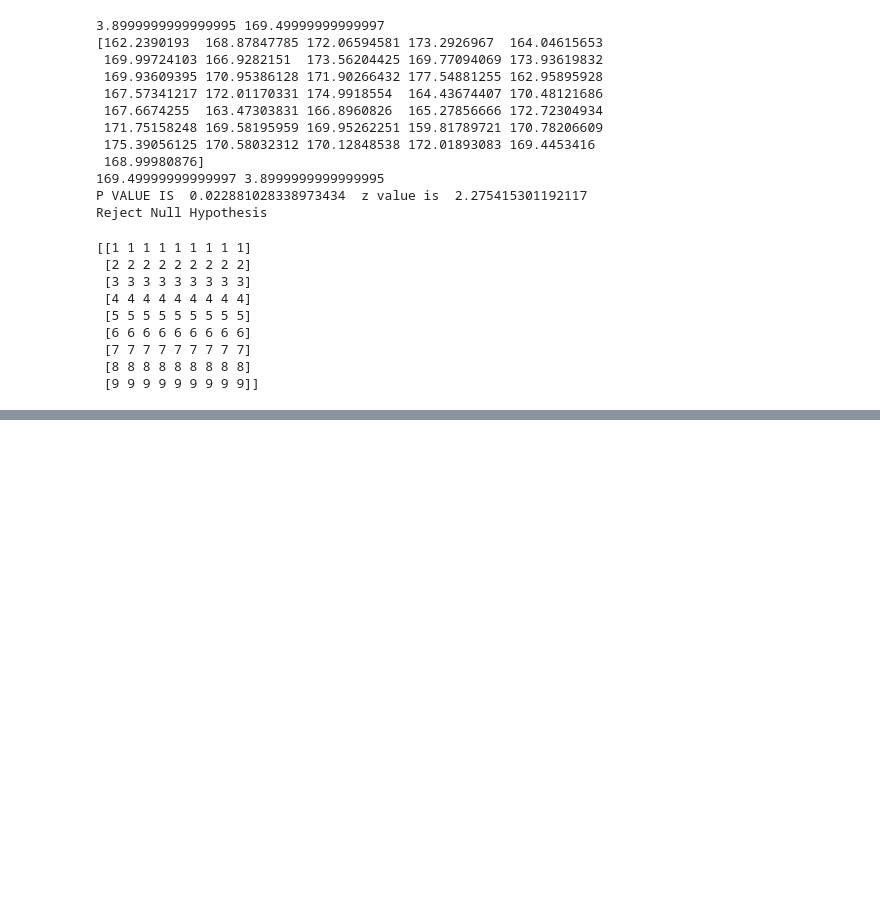
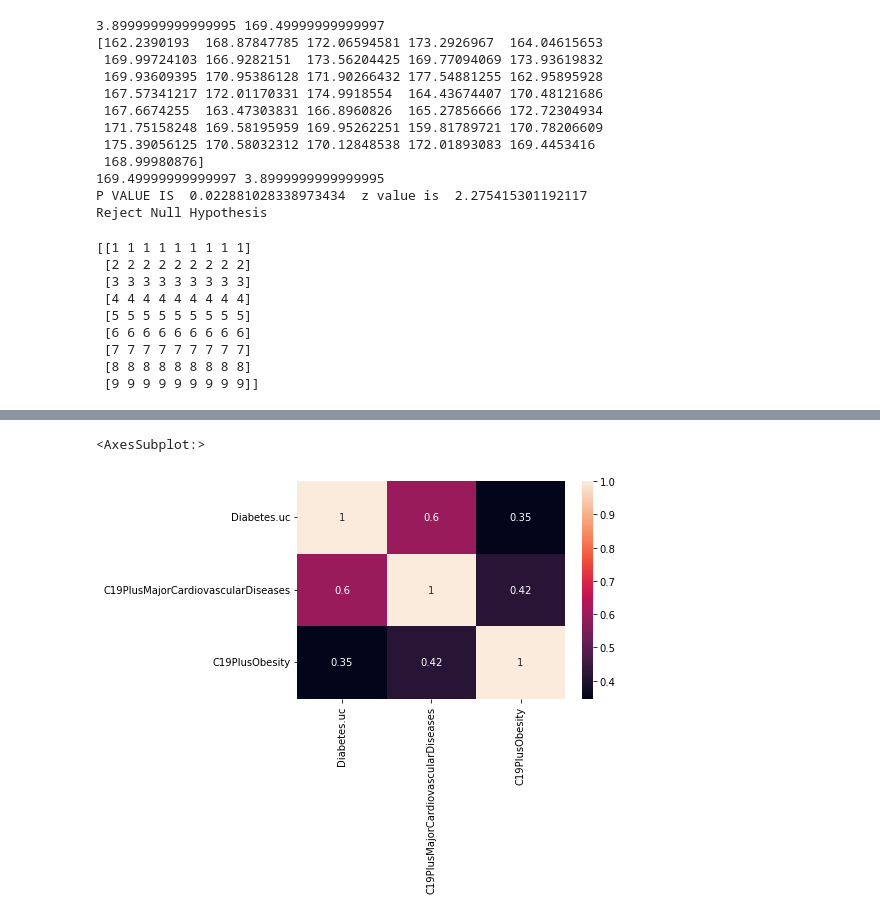
Before and after one commit to rahul86rc/stats_code, a Jupyter notebook: Stats_DescriptiveStats.ipynb, the cells around one changed output, grey strips where cells are left out. Drawn from its saved outputs; the diff is of its cells as text; code cells hidden in the pictures; blank space fills up the shorter version.

```diff
--- a/Stats_DescriptiveStats.ipynb
+++ b/Stats_DescriptiveStats.ipynb
@@ -473,0 +577,5 @@ print (mat_mul(a,b))
+# %%
+sns.heatmap(deaths_data[['Diabetes.uc','C19PlusMajorCardiovascularDiseases','C19PlusObesity']].corr(),annot=True)
+# %% [output]
+<AxesSubplot:>
+[figure, added]
```
Also changed, not shown: parts of 15 cells of this notebook, 7 other files.
